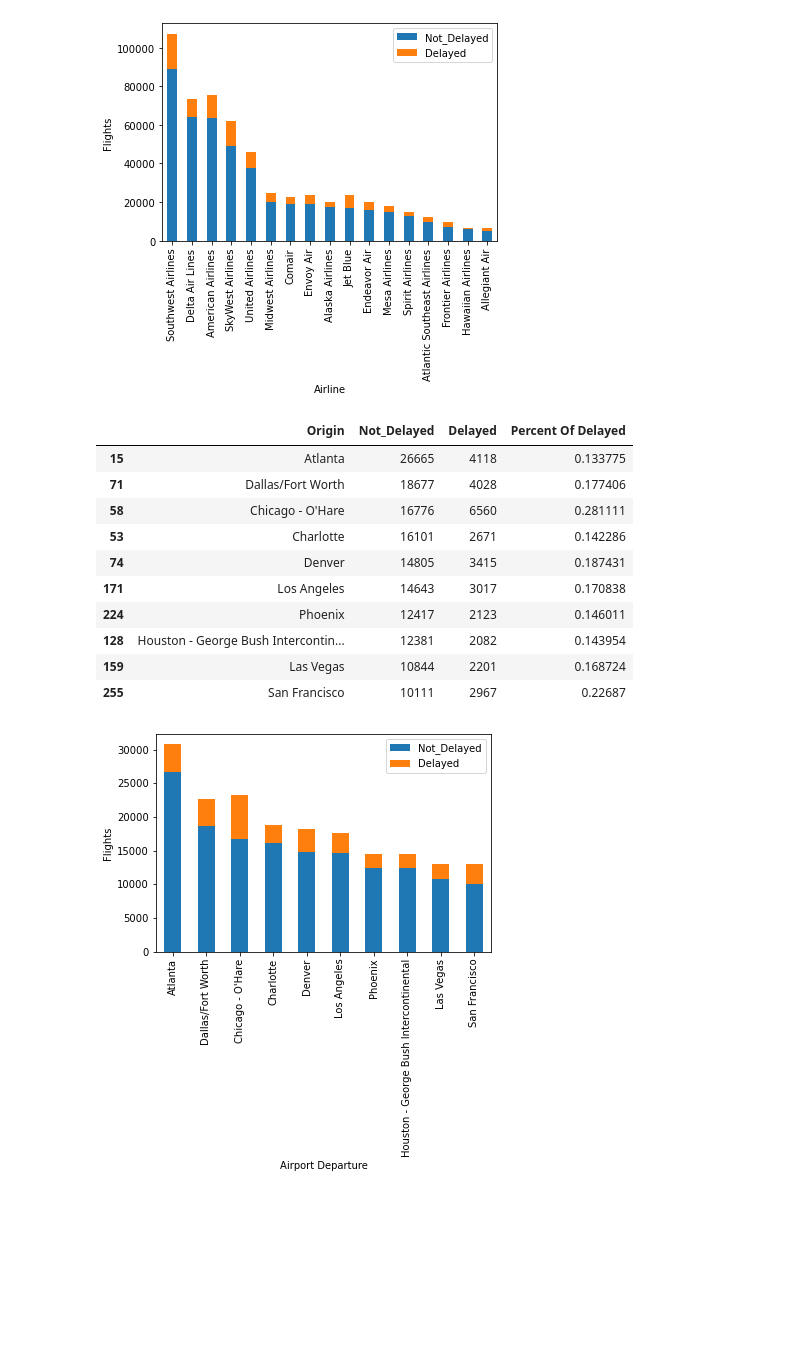
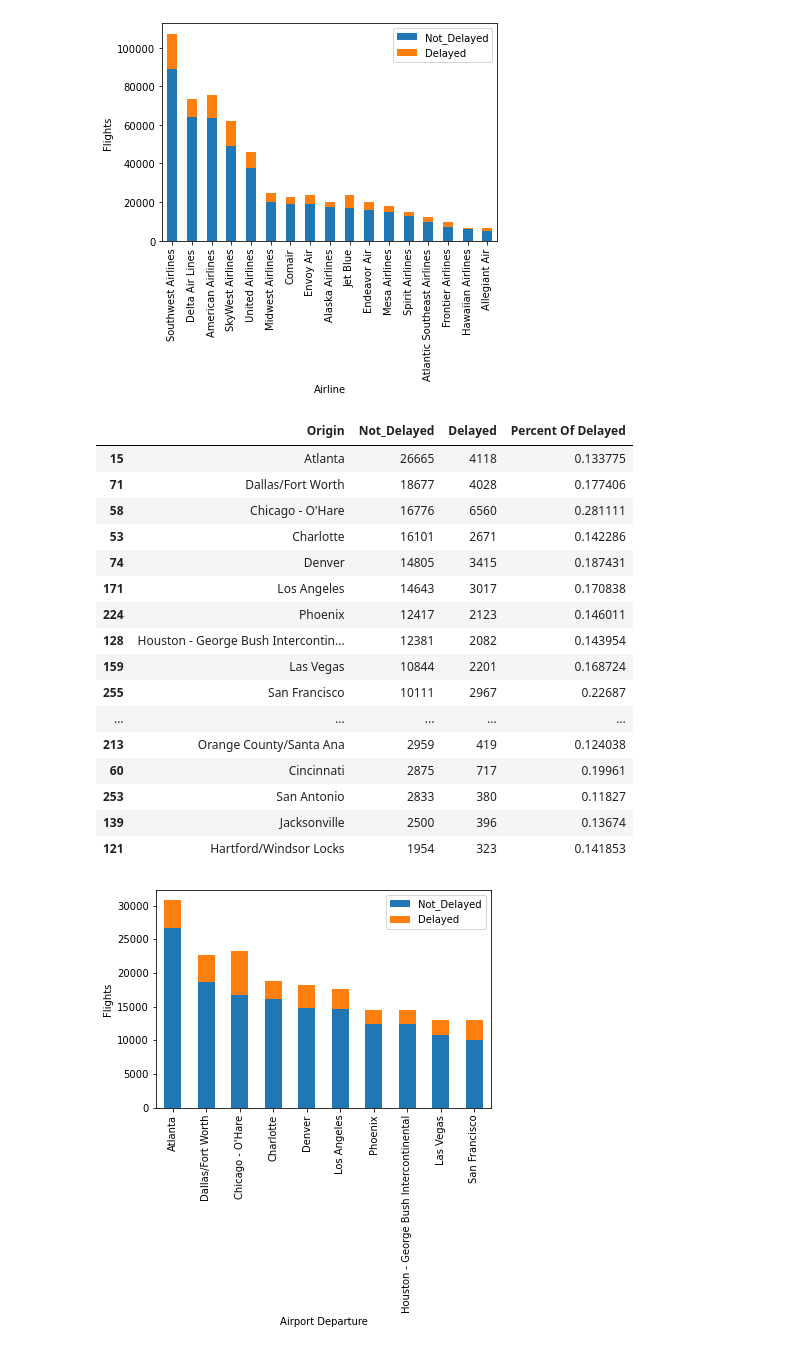
Before and after one commit to Duegan24/Final_Project, a Jupyter notebook: Database/Flights_Data-Visuals.ipynb, the cells around one changed output. Saved outputs shown, nothing was run; the diff lists cells and outputs as text; code cells hidden in the pictures; blank space fills up the shorter version.

```diff
--- a/Database/Flights_Data-Visuals.ipynb
+++ b/Database/Flights_Data-Visuals.ipynb
@@ -325,21 +325,27 @@ plt.show()
 # %%
 # Top 10 origin airports and the percentage of delayed flight vs total flights.
 df_org=pd.DataFrame(jan_19_clean.groupby(["CITY","DEP_DEL15"])["ORIGIN_AIRPORT_ID"].count().unstack("DEP_DEL15").reset_index().values,columns=["Origin","Not_Delayed","Delayed"])
 df_org["Percent Of Delayed"]=df_org.Delayed /( df_org.Delayed+ df_org.Not_Delayed)
 df_org.sort_values(by="Not_Delayed",ascending=False,inplace=True)
-df_org.head(10)
+df_org.head(50)
 # %% [output]
 |  | Origin | Not_Delayed | Delayed | Percent Of Delayed |
 | 15 | Atlanta | 26665 | 4118 | 0.133775 |
 | 71 | Dallas/Fort Worth | 18677 | 4028 | 0.177406 |
 | 58 | Chicago - O'Hare | 16776 | 6560 | 0.281111 |
 | 53 | Charlotte | 16101 | 2671 | 0.142286 |
 | 74 | Denver | 14805 | 3415 | 0.187431 |
 | 171 | Los Angeles | 14643 | 3017 | 0.170838 |
 | 224 | Phoenix | 12417 | 2123 | 0.146011 |
 | 128 | Houston - George Bush Intercontin... | 12381 | 2082 | 0.143954 |
 | 159 | Las Vegas | 10844 | 2201 | 0.168724 |
 | 255 | San Francisco | 10111 | 2967 | 0.22687 |
+| ... | ... | ... | ... | ... |
+| 213 | Orange County/Santa Ana | 2959 | 419 | 0.124038 |
+| 60 | Cincinnati | 2875 | 717 | 0.19961 |
+| 253 | San Antonio | 2833 | 380 | 0.11827 |
+| 139 | Jacksonville | 2500 | 396 | 0.13674 |
+| 121 | Hartford/Windsor Locks | 1954 | 323 | 0.141853 |
 # %%
 df_org[['Origin', 'Not_Delayed', 'Delayed']].head(10).set_index("Origin").plot(kind='bar',stacked=True)
 plt.xlabel("Airport Departure")
```
Also changed, not shown: parts of 6 cells of this notebook, 3 other files.
